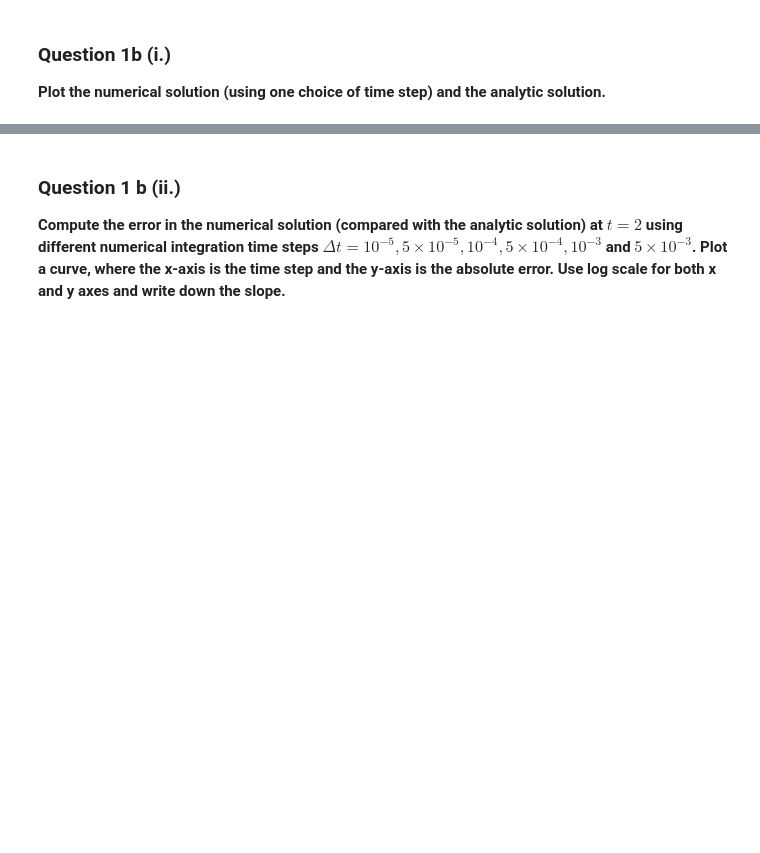
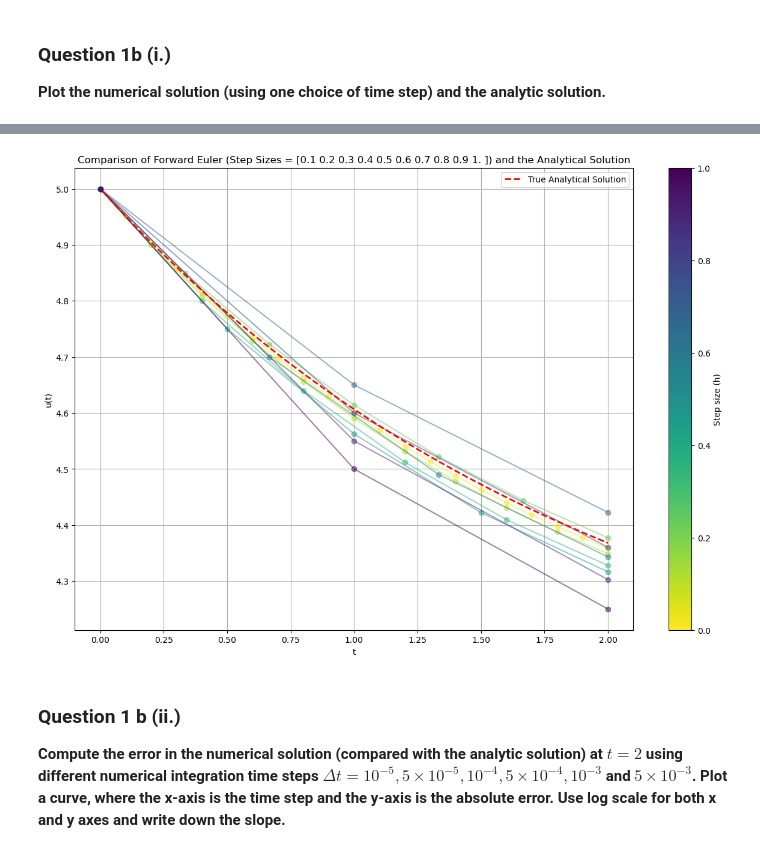
Before and after one commit to Stochastic1017/MATH_616, a Jupyter notebook: Homeworks/Homework 1/Homework 1.ipynb, the cells around one changed output, grey strips where cells are left out. Saved outputs shown, nothing was run; the diff lists cells and outputs as text; code cells hidden in the pictures; blank space fills up the shorter version.

```diff
--- a/Homeworks/Homework 1/Homework 1.ipynb
+++ b/Homeworks/Homework 1/Homework 1.ipynb
@@ -227,3 +190,53 @@ plt.show()
+# %%
+fig, ax = plt.subplots(figsize=(15, 10))  # Create a figure and axes
+
+# Define the range of step sizes (h)
+h_values = np.linspace(0.1, 1, 10, endpoint=True)
+
+# Set up the color map using Viridis
+cmap = cm.get_cmap('viridis_r')
+colors = [cmap(i) for i in np.linspace(0, 1, len(h_values))]
+
+# Plot the Euler solutions for different step sizes with color gradient
+for i in range(len(h_values)):
+    h = round(h_values[i], 2)
+    t, y = forward_euler(u0=u0, t0=0, tend=2, h=h, a=a, f=f)
+    ax.plot(t, y,
+            color=colors[i],
+            alpha=0.5,
+            marker='o',
+            #label=f'Euler Approximation h={h}'
+            )
+
+# Plot the true analytical solution
+true_y = []
+true_t = np.linspace(0.01, 2, 1000)
+for i in true_t:
+    true_y.append(u(u0=u0, a=a, f=f, t=i))
+
+# Plot the true solution with a thick black dashed line
+ax.plot(true_t, true_y, linewidth=2, color='red', linestyle='--', label='True Analytical Solution')
+
+# Labels and title
+ax.set_xlabel('t')
+ax.set_ylabel('u(t)')
+ax.set_title(f'Comparison of Forward Euler (Step Sizes = {h_values}) and the Analytical Solution')
+
+# Display the legend
+ax.legend()
+
+# Add a colorbar to show the mapping from step size to color
+sm = plt.cm.ScalarMappable(cmap=cmap, norm=plt.Normalize(vmin=0, vmax=1))
+sm.set_array([])
+
+# Add the colorbar explicitly associated with the current axes
+cbar = fig.colorbar(sm, ax=ax)
+cbar.set_label('Step size (h)')
+
+plt.grid(True)
+plt.show()
+# %% [output]
+[figure, added]
 # %% [markdown]
 ### Question 1 b (ii.)
 
```
Also changed, not shown: parts of 16 cells of this notebook, 1 other file.
